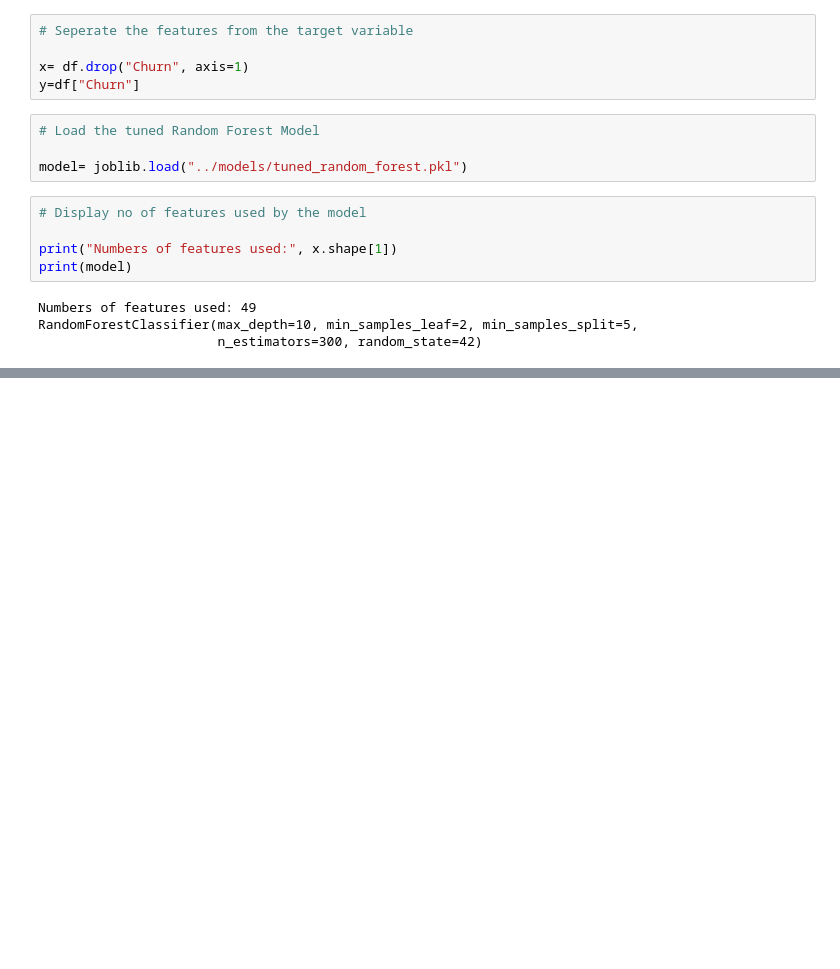
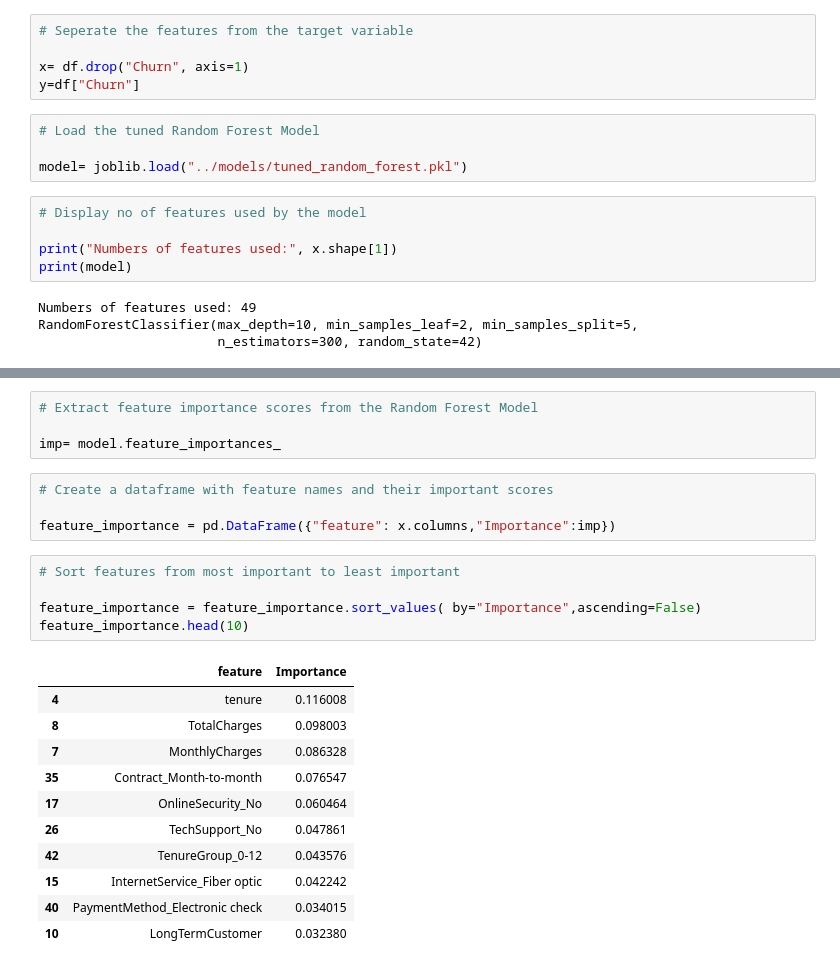
Before and after one commit to Januui/telecom-customer-churn-intelligence-platform, a Jupyter notebook: notebooks/7_model_interpretation.ipynb, the cells around one changed output, grey strips where cells are left out. Cells and saved outputs as stored; diff of their text form; blank space fills up the shorter version.

```diff
--- a/notebooks/7_model_interpretation.ipynb
+++ b/notebooks/7_model_interpretation.ipynb
@@ -49,0 +55,25 @@ RandomForestClassifier(max_depth=10, min_samples_leaf=2, min_samples_split=5,
+# %%
+# Extract feature importance scores from the Random Forest Model
+
+imp= model.feature_importances_
+# %%
+# Create a dataframe with feature names and their important scores
+
+feature_importance = pd.DataFrame({"feature": x.columns,"Importance":imp})
+# %%
+# Sort features from most important to least important
+
+feature_importance = feature_importance.sort_values( by="Importance",ascending=False)
+feature_importance.head(10)
+# %% [output]
+|  | feature | Importance |
+| 4 | tenure | 0.116008 |
+| 8 | TotalCharges | 0.098003 |
+| 7 | MonthlyCharges | 0.086328 |
+| 35 | Contract_Month-to-month | 0.076547 |
+| 17 | OnlineSecurity_No | 0.060464 |
+| 26 | TechSupport_No | 0.047861 |
+| 42 | TenureGroup_0-12 | 0.043576 |
+| 15 | InternetService_Fiber optic | 0.042242 |
+| 40 | PaymentMethod_Electronic check | 0.034015 |
+| 10 | LongTermCustomer | 0.032380 |
```
Also changed, not shown: parts of 3 cells of this notebook.
